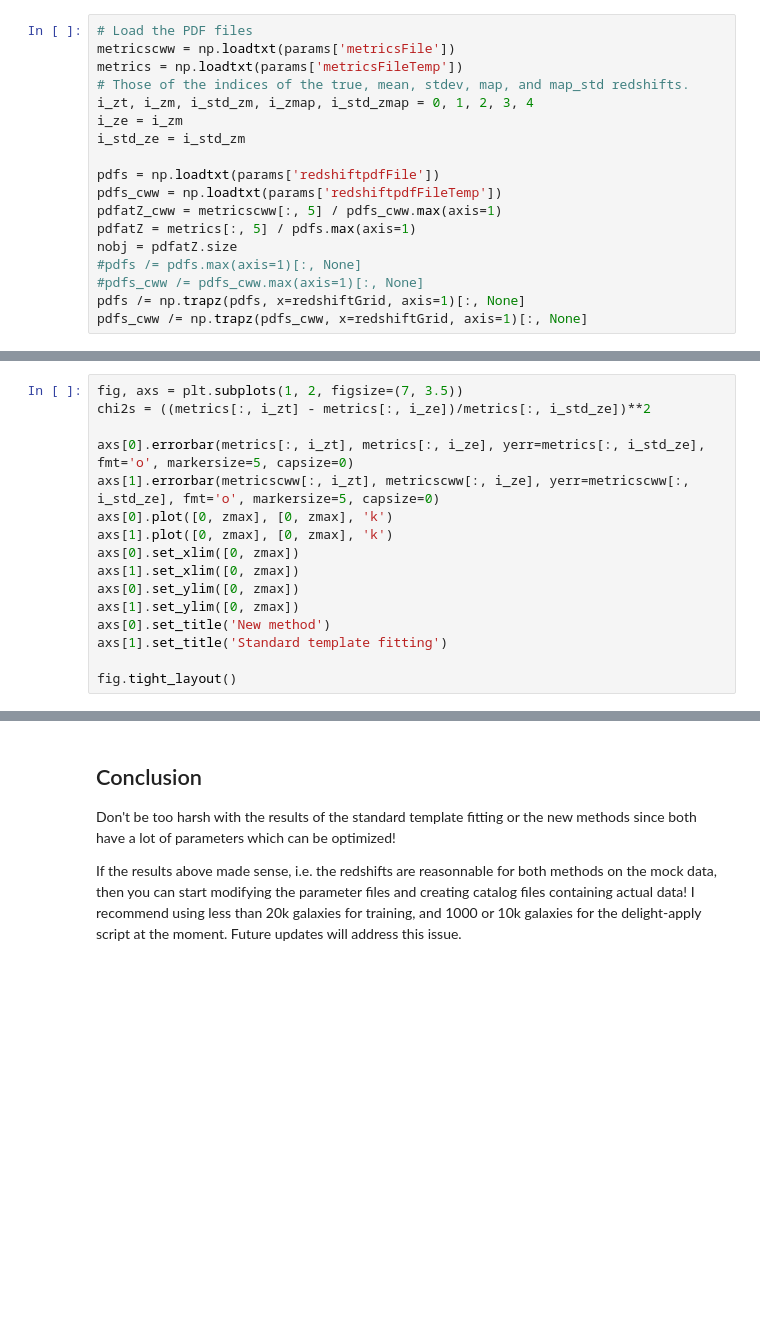
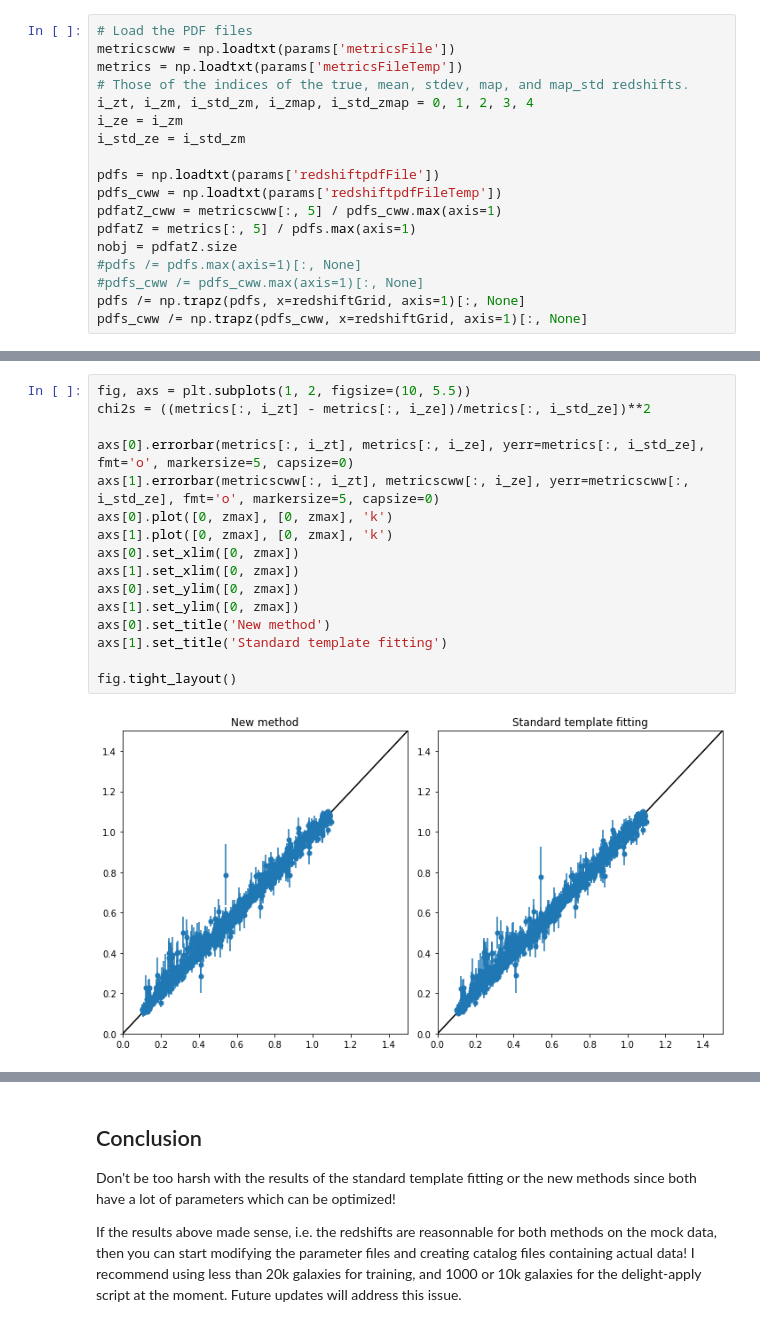
Before and after one commit to ixkael/Delight, a Jupyter notebook: notebooks/test_interfaces_rail.ipynb, the cells around one changed output, grey strips where cells are left out. Saved outputs shown, nothing was run; the diff lists cells and outputs as text; blank space fills up the shorter version.

```diff
--- a/notebooks/test_interfaces_rail.ipynb
+++ b/notebooks/test_interfaces_rail.ipynb
@@ -331,19 +347,21 @@ Here is the full report generated by latex:
 # %%
-fig, axs = plt.subplots(1, 2, figsize=(7, 3.5))
+fig, axs = plt.subplots(1, 2, figsize=(10, 5.5))
 chi2s = ((metrics[:, i_zt] - metrics[:, i_ze])/metrics[:, i_std_ze])**2
 
 axs[0].errorbar(metrics[:, i_zt], metrics[:, i_ze], yerr=metrics[:, i_std_ze], fmt='o', markersize=5, capsize=0)
 axs[1].errorbar(metricscww[:, i_zt], metricscww[:, i_ze], yerr=metricscww[:, i_std_ze], fmt='o', markersize=5, capsize=0)
 axs[0].plot([0, zmax], [0, zmax], 'k')
 axs[1].plot([0, zmax], [0, zmax], 'k')
 axs[0].set_xlim([0, zmax])
 axs[1].set_xlim([0, zmax])
 axs[0].set_ylim([0, zmax])
 axs[1].set_ylim([0, zmax])
 axs[0].set_title('New method')
 axs[1].set_title('Standard template fitting')
 
 fig.tight_layout()
+# %% [output]
+[figure, added]
 # %%
 cmap = "coolwarm_r"
 vmin = 0.0
```
Also changed, not shown: parts of 20 cells of this notebook.
